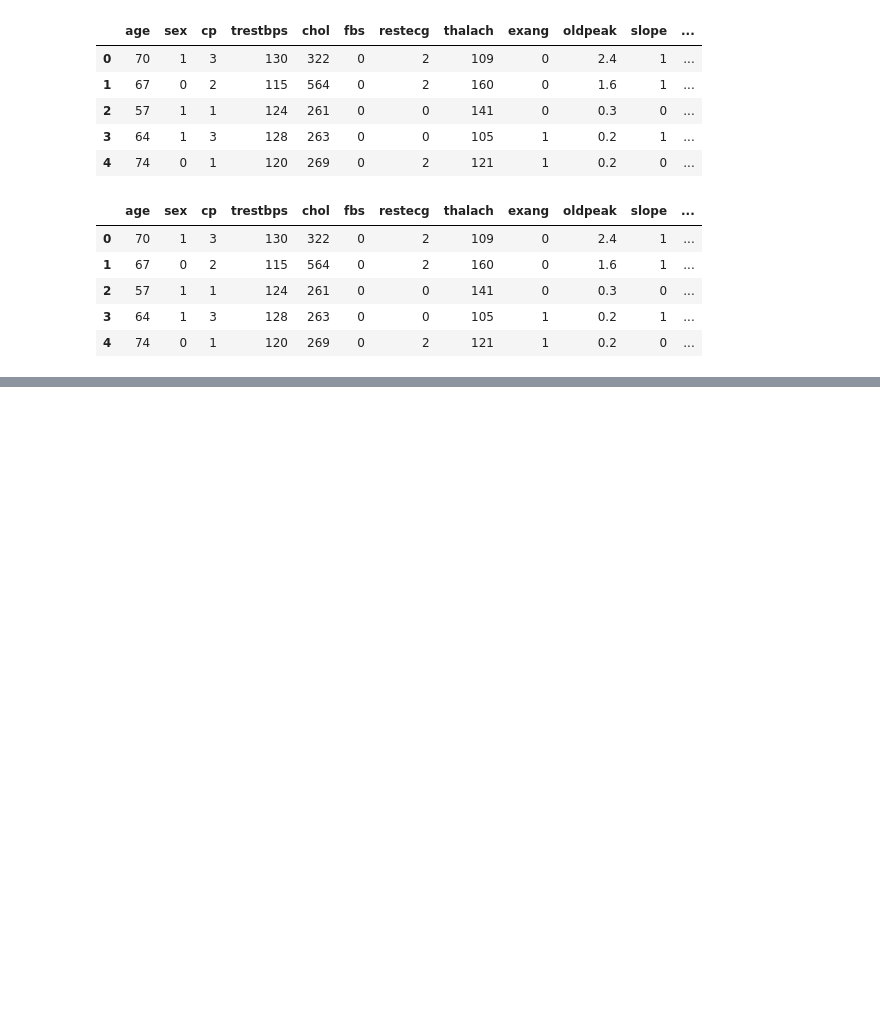
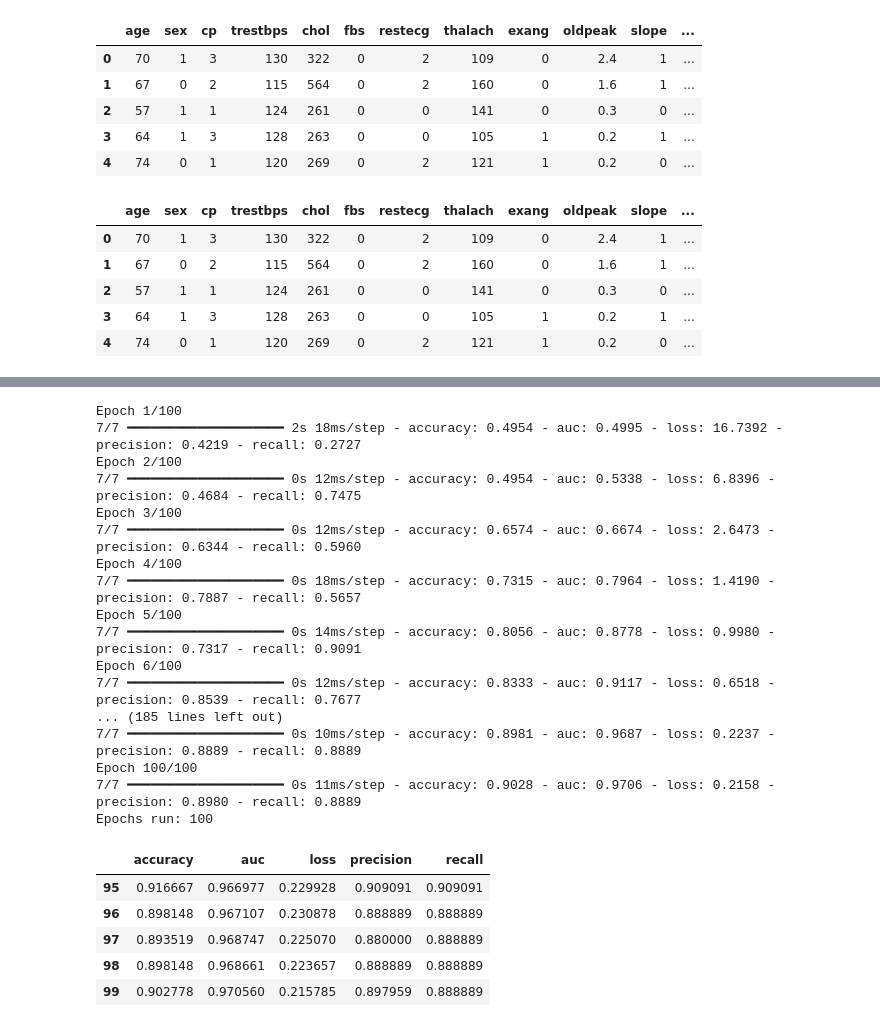
Before and after one commit to akshjuneja13/BostonHousePrediction, a Jupyter notebook: main.ipynb, the cells around one changed output, grey strips where cells are left out. Drawn from its saved outputs; the diff is of its cells as text; code cells hidden in the pictures; blank space fills up the shorter version.

```diff
--- a/main.ipynb
+++ b/main.ipynb
@@ -91,3 +92,63 @@ Epochs run: 100
 | 97 | 0.847222 | 0.901062 | 0.387955 | 0.858696 | 0.79798 |
 | 98 | 0.847222 | 0.901407 | 0.387906 | 0.858696 | 0.79798 |
 | 99 | 0.847222 | 0.901364 | 0.387313 | 0.858696 | 0.79798 |
+# %%
+class TrigonometricExpansion(Layer):
+    def call(self, x):
+        return tf.concat([x, tf.sin(x), tf.cos(x)], axis=-1)
+# %%
+tf.keras.utils.set_random_seed(42)
+
+nn_model = tf.keras.Sequential([
+    tf.keras.layers.Input(shape=(X_train.shape[1],)),
+    TrigonometricExpansion(),
+    TrigonometricExpansion(),
+    tf.keras.layers.Dense(64, activation="relu"),
+    tf.keras.layers.Dense(1, activation="sigmoid")
+])
+# %%
+nn_model.compile(
+    optimizer = tf.keras.optimizers.Adam(learning_rate=1e-2),
+    loss = tf.keras.losses.BinaryCrossentropy(),
+    metrics=[
+        tf.keras.metrics.BinaryAccuracy(name="accuracy"),
+        tf.keras.metrics.Precision(name="precision"),
+        tf.keras.metrics.Recall(name="recall"),
+        tf.keras.metrics.AUC(name="auc")
+    ]
+)
+
+history = nn_model.fit(
+    X_train,
+    y_train,
+    epochs=100,
+    #class_weight=class_weights,
+)
+
+history_df = pd.DataFrame(history.history)
+print("Epochs run:", len(history_df))
+history_df.tail()
+# %% [output]
+Epoch 1/100
+7/7 ━━━━━━━━━━━━━━━━━━━━ 2s 18ms/step - accuracy: 0.4954 - auc: 0.4995 - loss: 16.7392 - precision: 0.4219 - recall: 0.2727
+Epoch 2/100
+7/7 ━━━━━━━━━━━━━━━━━━━━ 0s 12ms/step - accuracy: 0.4954 - auc: 0.5338 - loss: 6.8396 - precision: 0.4684 - recall: 0.7475
+Epoch 3/100
+7/7 ━━━━━━━━━━━━━━━━━━━━ 0s 12ms/step - accuracy: 0.6574 - auc: 0.6674 - loss: 2.6473 - precision: 0.6344 - recall: 0.5960
+Epoch 4/100
+7/7 ━━━━━━━━━━━━━━━━━━━━ 0s 18ms/step - accuracy: 0.7315 - auc: 0.7964 - loss: 1.4190 - precision: 0.7887 - recall: 0.5657
+Epoch 5/100
+7/7 ━━━━━━━━━━━━━━━━━━━━ 0s 14ms/step - accuracy: 0.8056 - auc: 0.8778 - loss: 0.9980 - precision: 0.7317 - recall: 0.9091
+Epoch 6/100
+7/7 ━━━━━━━━━━━━━━━━━━━━ 0s 12ms/step - accuracy: 0.8333 - auc: 0.9117 - loss: 0.6518 - precision: 0.8539 - recall: 0.7677
+... (185 lines left out)
+7/7 ━━━━━━━━━━━━━━━━━━━━ 0s 10ms/step - accuracy: 0.8981 - auc: 0.9687 - loss: 0.2237 - precision: 0.8889 - recall: 0.8889
+Epoch 100/100
+7/7 ━━━━━━━━━━━━━━━━━━━━ 0s 11ms/step - accuracy: 0.9028 - auc: 0.9706 - loss: 0.2158 - precision: 0.8980 - recall: 0.8889
+Epochs run: 100
+|  | accuracy | auc | loss | precision | recall |
+| 95 | 0.916667 | 0.966977 | 0.229928 | 0.909091 | 0.909091 |
+| 96 | 0.898148 | 0.967107 | 0.230878 | 0.888889 | 0.888889 |
+| 97 | 0.893519 | 0.968747 | 0.225070 | 0.880000 | 0.888889 |
+| 98 | 0.898148 | 0.968661 | 0.223657 | 0.888889 | 0.888889 |
+| 99 | 0.902778 | 0.970560 | 0.215785 | 0.897959 | 0.888889 |
```
Also changed, not shown: parts of 2 cells of this notebook, 1 other file.
